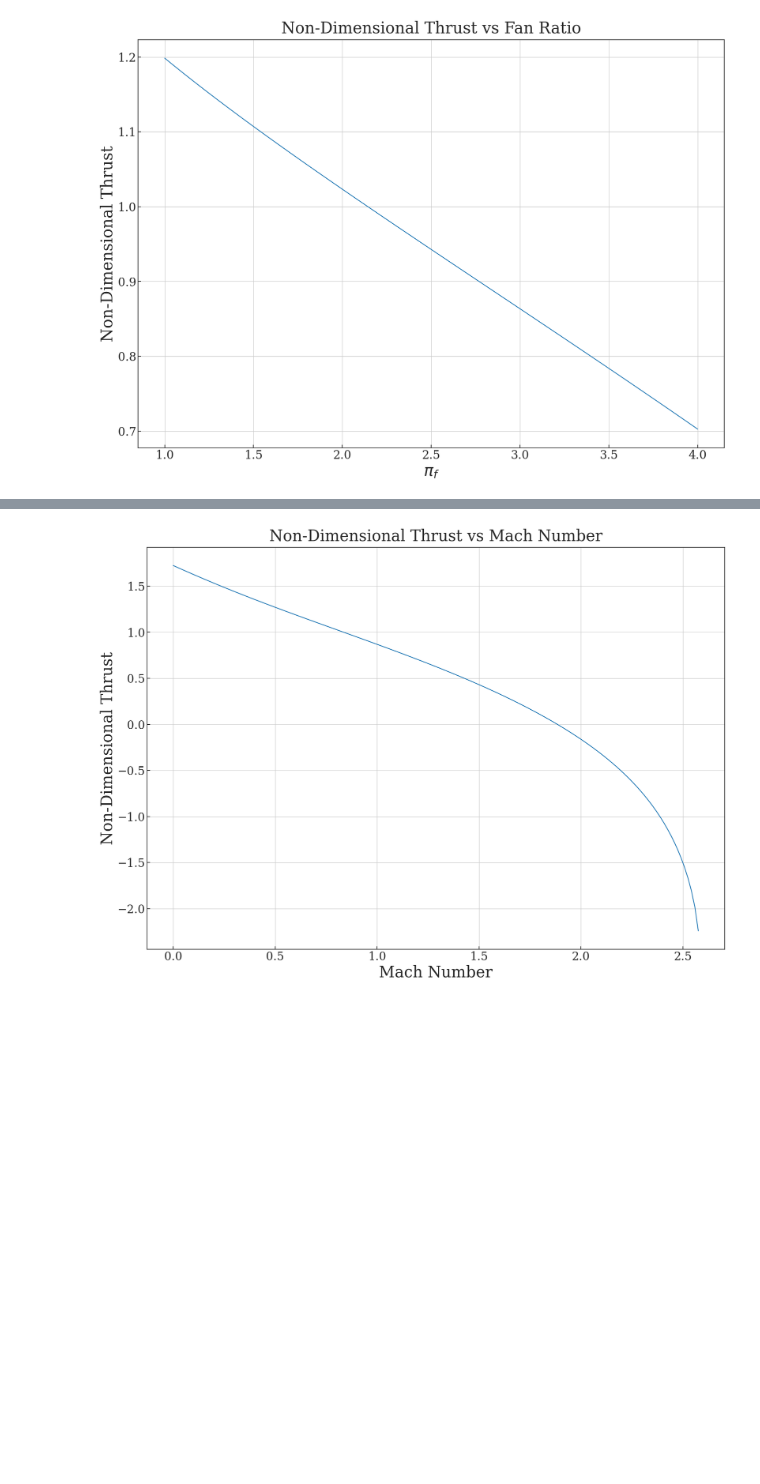
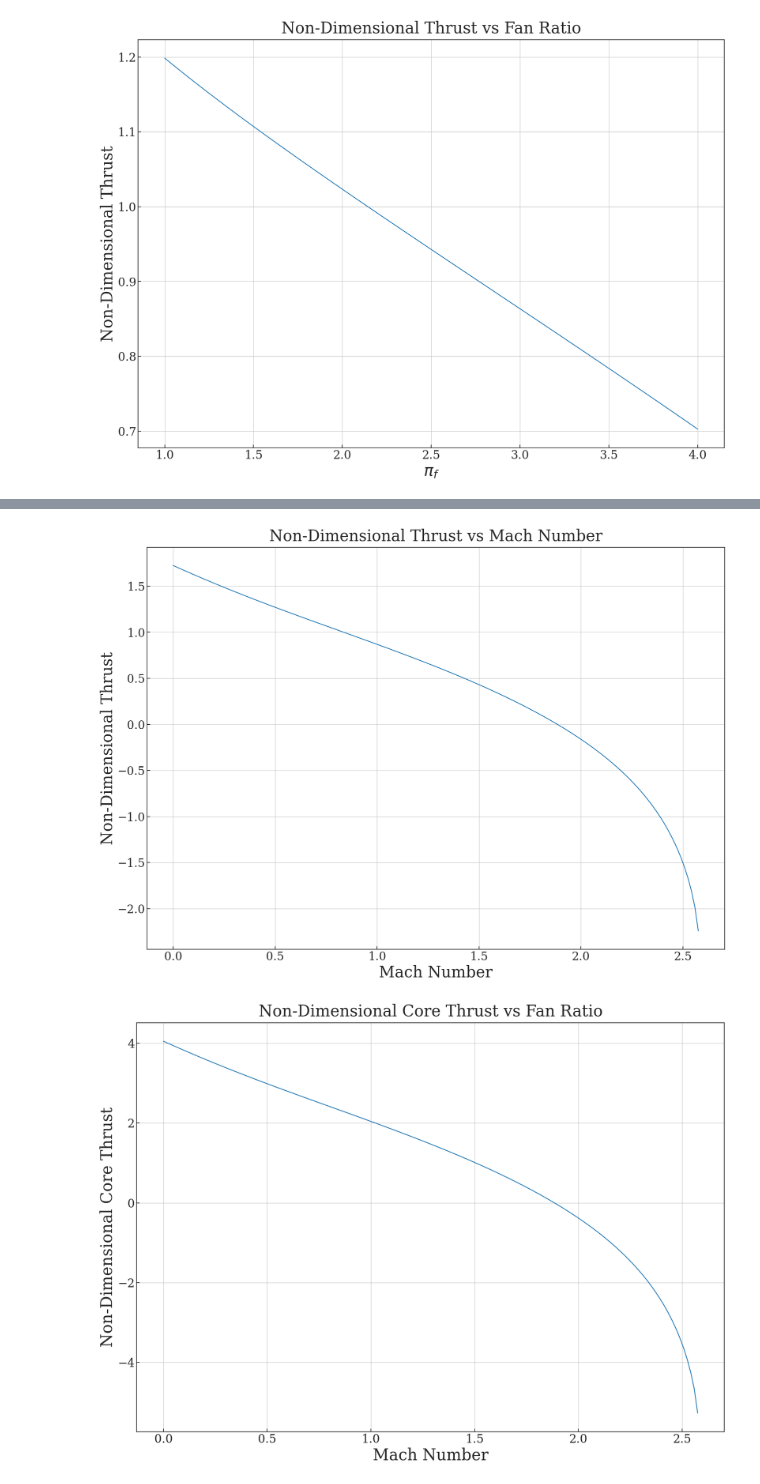
Before and after one commit to ndrichmond/EAE138, a Jupyter notebook: Homework6.ipynb, the cells around one changed output, grey strips where cells are left out. Drawn from its saved outputs; the diff is of its cells as text; code cells hidden in the pictures; blank space fills up the shorter version.

```diff
--- a/Homework6.ipynb
+++ b/Homework6.ipynb
@@ -204,18 +212,25 @@ plt.ylabel("Non-Dimensional Thrust");
 # %%
 x = np.linspace(0,5,300)
-TSFCaa, nonDimensionalThrust = calcPressRatio(Ma=x)
+TSFCaa, nonDimensionalThrust, nonDimensionalCoreThrust = calcPressRatio(Ma=x)
 
 plt.figure(figsize=(20,14))
 plt.title("Non-Dimensional TSFC vs Mach Number")
 plt.plot(x,TSFCaa,linestyle = "-",color = colors[0],label = "TSFCaa")
 plt.xlabel("Mach Number")
 plt.ylabel("TSFCaa")
 
 plt.figure(figsize=(20,14))
 plt.title("Non-Dimensional Thrust vs Mach Number")
 plt.plot(x,nonDimensionalThrust,color = colors[0],label = "NDThrust")
 plt.xlabel("Mach Number")
 plt.ylabel("Non-Dimensional Thrust");
+
+plt.figure(figsize=(20,14))
+plt.title("Non-Dimensional Core Thrust vs Fan Ratio")
+plt.plot(x,nonDimensionalCoreThrust,color = colors[0],label = "NDThrust")
+plt.xlabel("Mach Number")
+plt.ylabel("Non-Dimensional Core Thrust");
 # %% [output]
 [figure]
 [figure]
+[figure, added]
```
Also changed, not shown: parts of 4 cells of this notebook.
